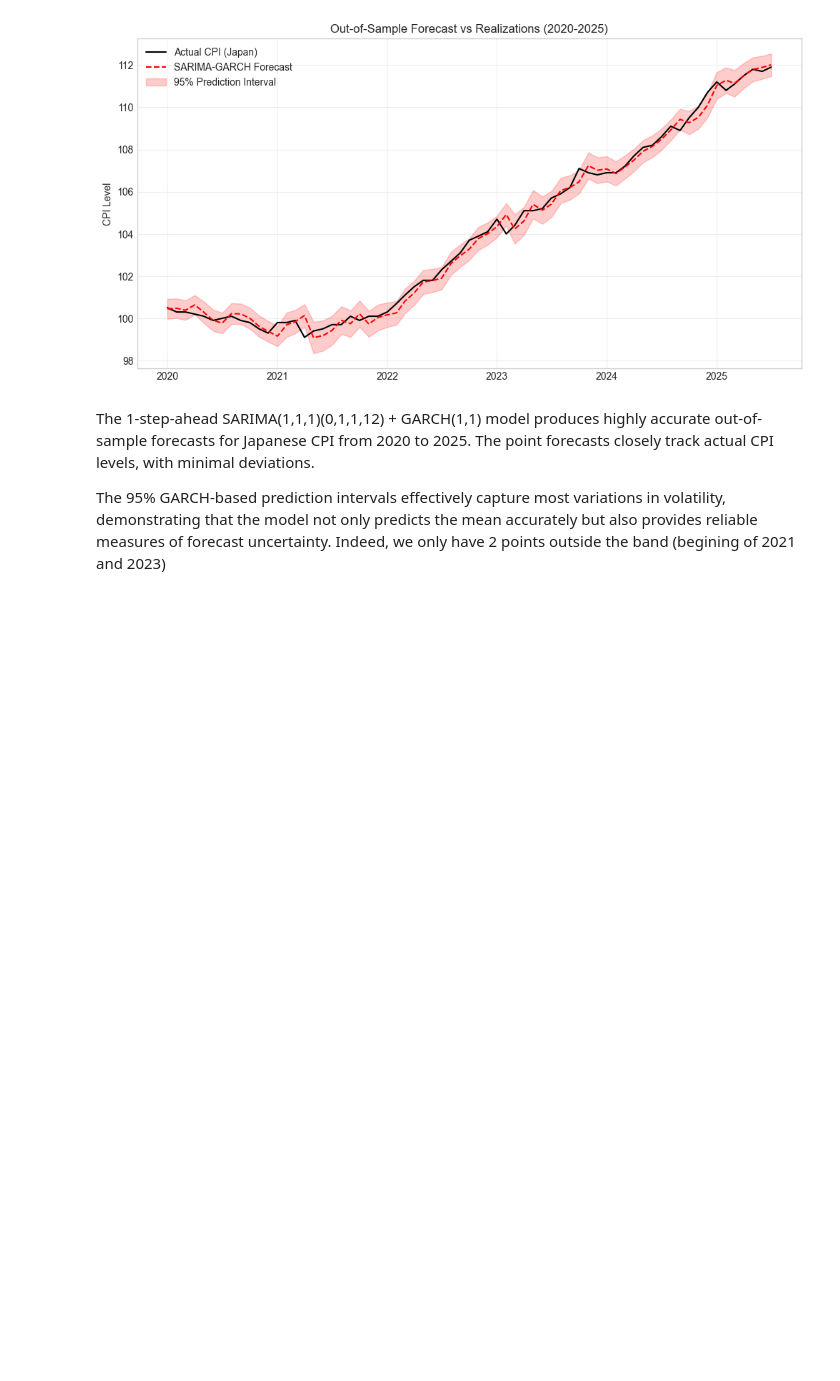
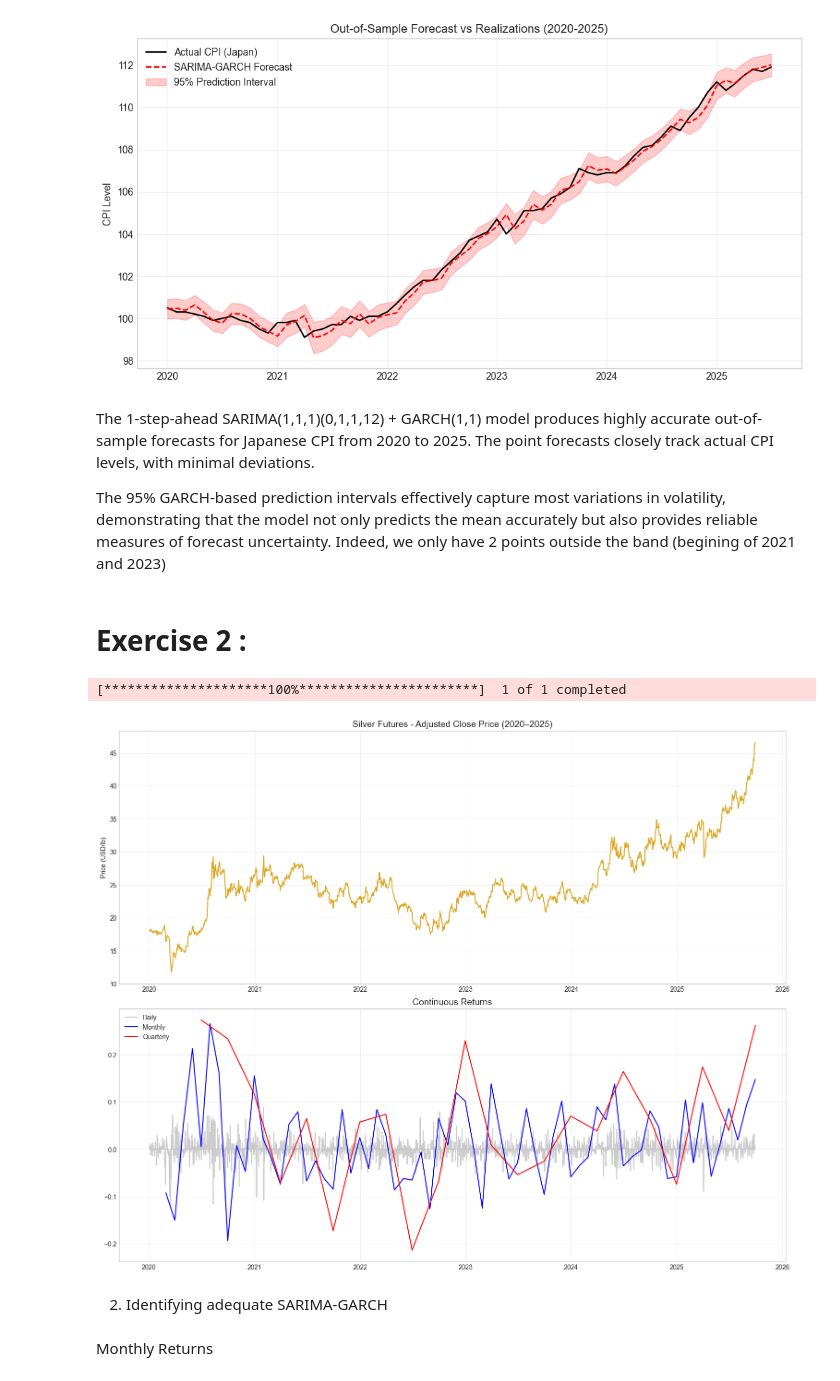
Before and after one commit to axel2329/Time-Series, a Jupyter notebook: TimeSeries.ipynb, the cells around one changed output. Saved outputs shown, nothing was run; the diff lists cells and outputs as text; code cells hidden in the pictures; blank space fills up the shorter version.

```diff
--- a/TimeSeries.ipynb
+++ b/TimeSeries.ipynb
@@ -523,3 +525,47 @@ plt.show()
 The 1-step-ahead SARIMA(1,1,1)(0,1,1,12) + GARCH(1,1) model produces highly accurate out-of-sample forecasts for Japanese CPI from 2020 to 2025. The point forecasts closely track actual CPI levels, with minimal deviations.
 
 The 95% GARCH-based prediction intervals effectively capture most variations in volatility, demonstrating that the model not only predicts the mean accurately but also provides reliable measures of forecast uncertainty. Indeed, we only have 2 points outside the band (begining of 2021 and 2023)
+# %% [markdown]
+# Exercise 2 :
+# %%
+ticker = "SI=F"
+df = yf.download(ticker, start="2020-01-01", end="2025-09-30")
+df = df['Close'].dropna()
+
+def get_returns(series, freq='D'):
+    resampled = series.resample(freq).last().ffill()
+    return np.log(resampled / resampled.shift(1)).dropna()
+
+ret_daily = get_returns(df, 'D')
+ret_monthly = get_returns(df, 'ME')
+ret_quarterly = get_returns(df, 'QE')
+# %% [output]
+[*********************100%***********************]  1 of 1 completed
+# %%
+fig, ax = plt.subplots(
+    nrows=2,
+    ncols=1,
+    figsize=(15, 12),
+    constrained_layout=True
+)
+
+ax[0].plot(df, color='goldenrod', linewidth=1.5)
+ax[0].set_title('Silver Futures - Adjusted Close Price (2020–2025)', fontsize=14)
+ax[0].set_ylabel('Price (USD/lb)')
+ax[0].grid(True, alpha=0.3)
+
+ax[1].plot(ret_daily.index, ret_daily, label='Daily', alpha=0.4, color='gray')
+ax[1].plot(ret_monthly.index, ret_monthly, label='Monthly', linewidth=1.5, color='blue')
+ax[1].plot(ret_quarterly.index, ret_quarterly, label='Quarterly', linewidth=1.5, color='red')
+
+ax[1].set_title('Continuous Returns', fontsize=14)
+ax[1].legend()
+ax[1].grid(True, alpha=0.3)
+
+plt.show()
+# %% [output]
+[figure, added]
+# %% [markdown]
+2. Identifying adequate SARIMA-GARCH
+# %% [markdown]
+Monthly Returns
```
Also changed, not shown: parts of 62 cells of this notebook.
